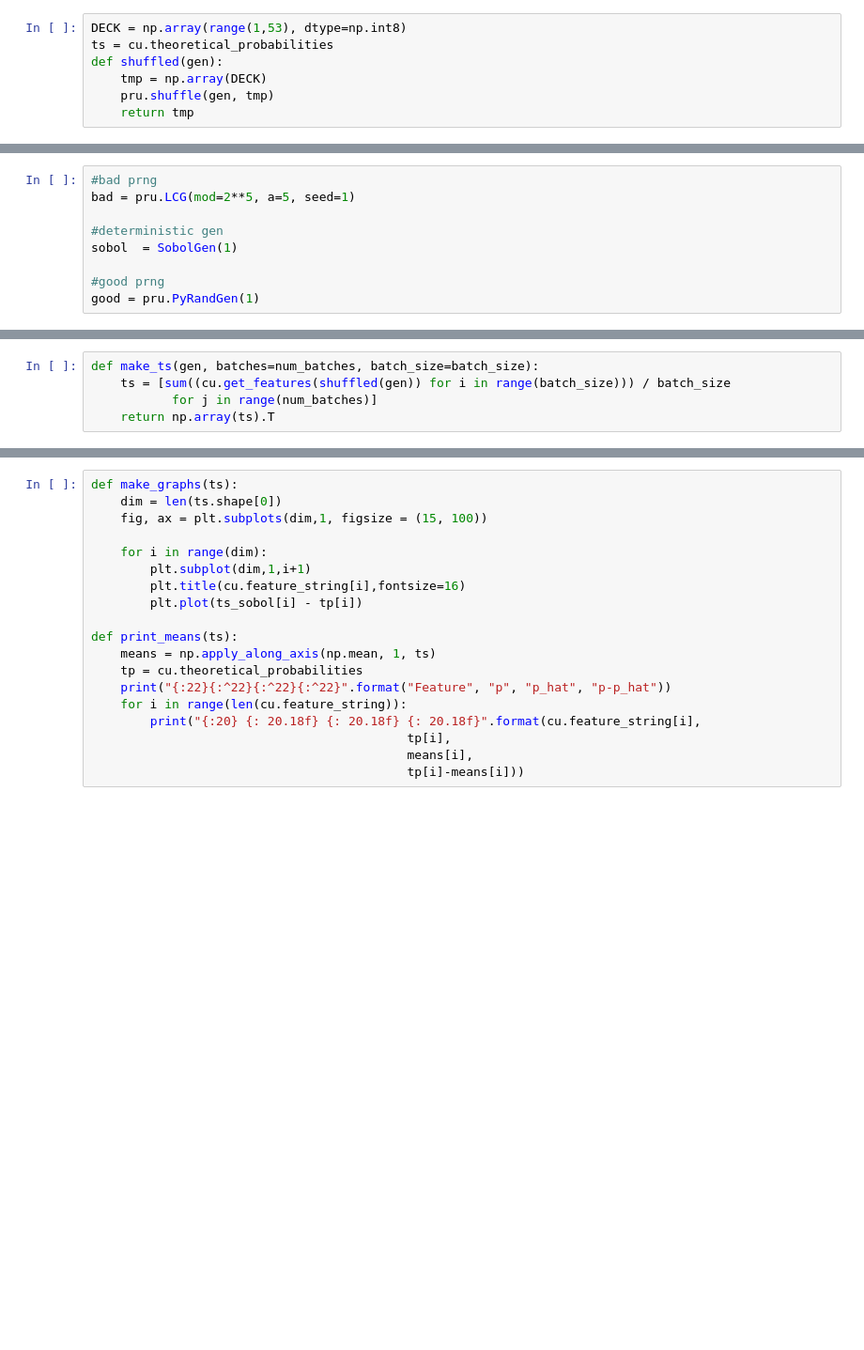
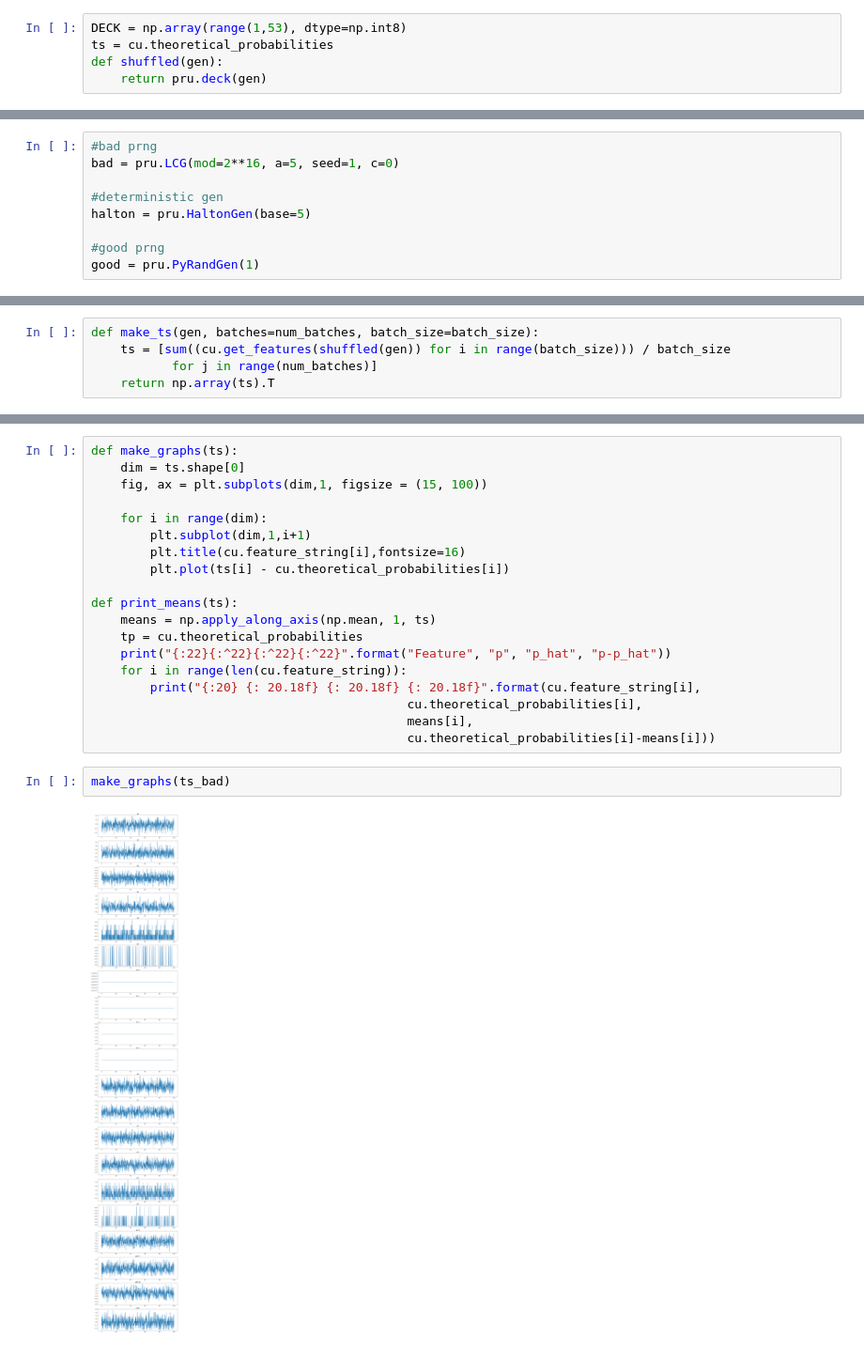
Before and after one commit to Hubert51/Randomness_Test, a Jupyter notebook: exploration/PRNG exploration.ipynb, the cells around one changed output, grey strips where cells are left out. Shown at 94% size. Saved outputs shown, nothing was run; the diff lists cells and outputs as text; blank space fills up the shorter version.

Commit message:
Added Halton sequence

```diff
--- a/exploration/PRNG exploration.ipynb
+++ b/exploration/PRNG exploration.ipynb
@@ -15,6 +20,4 @@ num_batches = 1000
 DECK = np.array(range(1,53), dtype=np.int8)
 ts = cu.theoretical_probabilities
 def shuffled(gen):
-    tmp = np.array(DECK)
-    pru.shuffle(gen, tmp)
-    return tmp
+    return pru.deck(gen)
@@ -29,9 +24,9 @@ class SobolGen(pru.PRNG):
 # %%
 #bad prng
-bad = pru.LCG(mod=2**5, a=5, seed=1)
+bad = pru.LCG(mod=2**16, a=5, seed=1, c=0)
 
 #deterministic gen
-sobol  = SobolGen(1)
+halton = pru.HaltonGen(base=5)
 
 #good prng
 good = pru.PyRandGen(1)
@@ -69,12 +45,12 @@ Wall time: 15.6 s
 # %%
 def make_graphs(ts):
-    dim = len(ts.shape[0])
+    dim = ts.shape[0]
     fig, ax = plt.subplots(dim,1, figsize = (15, 100))
 
     for i in range(dim):
         plt.subplot(dim,1,i+1)
         plt.title(cu.feature_string[i],fontsize=16)
-        plt.plot(ts_sobol[i] - tp[i])
+        plt.plot(ts[i] - cu.theoretical_probabilities[i])
 
 def print_means(ts):
     means = np.apply_along_axis(np.mean, 1, ts)
@@ -82,7 +58,11 @@ def print_means(ts):
     print("{:22}{:^22}{:^22}{:^22}".format("Feature", "p", "p_hat", "p-p_hat"))
     for i in range(len(cu.feature_string)):
         print("{:20} {: 20.18f} {: 20.18f} {: 20.18f}".format(cu.feature_string[i],
-                                           tp[i],
+                                           cu.theoretical_probabilities[i],
                                            means[i],
-                                           tp[i]-means[i]))
+                                           cu.theoretical_probabilities[i]-means[i]))
+# %%
+make_graphs(ts_bad)
+# %% [output]
+[figure, added]
 # %%
```
Also changed, not shown: parts of 14 cells of this notebook, 7 other files.
